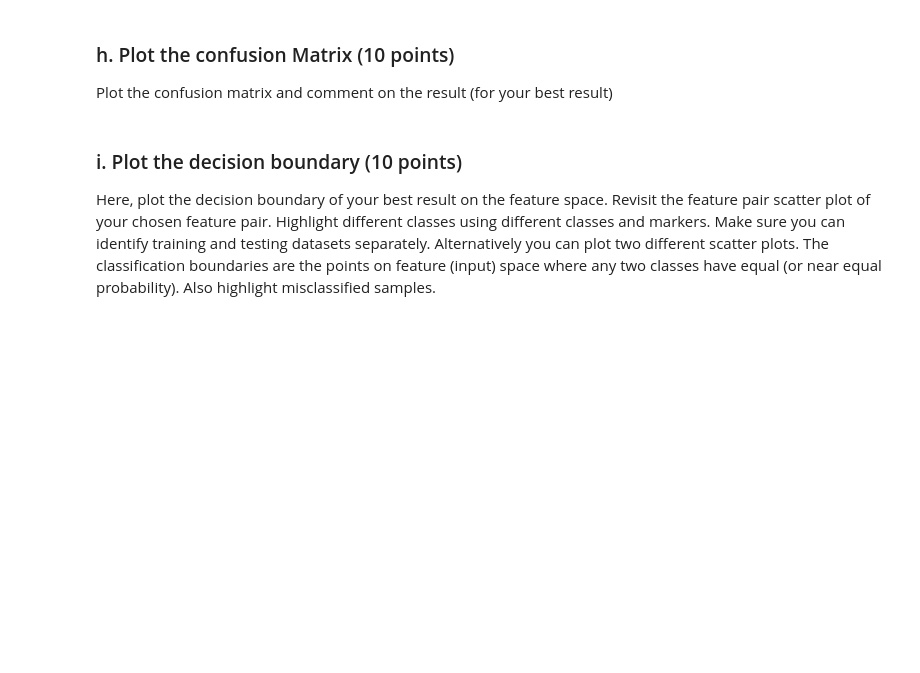
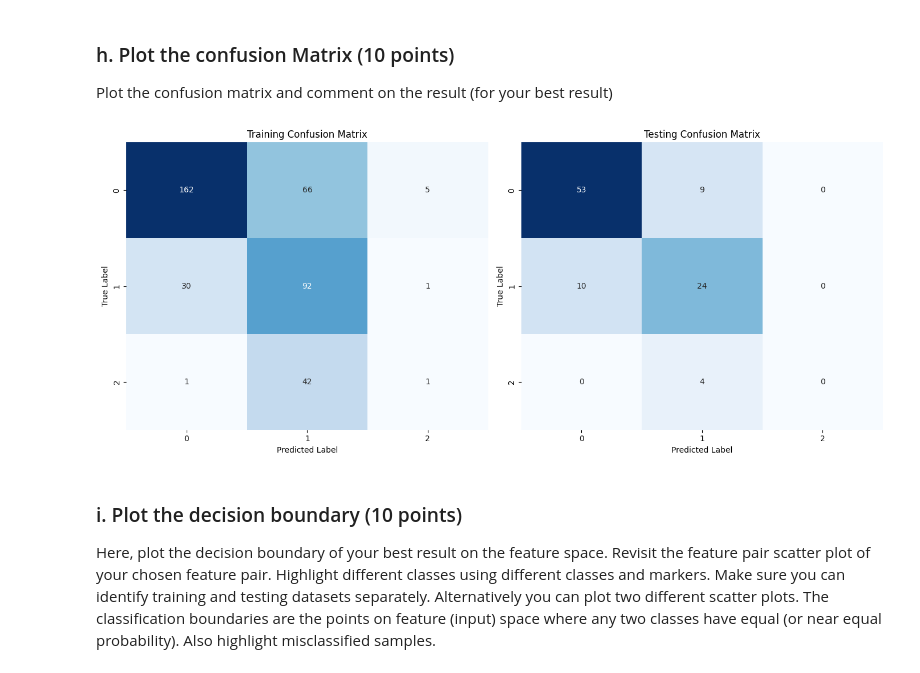
Before and after one commit to SeyyidOS/blg561e-hw1, a Jupyter notebook: HW1.ipynb, the cells around one changed output. Cells and saved outputs as stored; diff of their text form; code cells hidden in the pictures; blank space fills up the shorter version.

```diff
--- a/HW1.ipynb
+++ b/HW1.ipynb
@@ -423,3 +589,34 @@ import seaborn as sns
+# %%
+from sklearn.metrics import confusion_matrix
+import seaborn as sns
+import matplotlib.pyplot as plt
+import numpy as np
+
+softmax_out_train = model.forward(X_train)
+softmax_out_test = model.forward(X_test)
+
+train_predictions = np.argmax(softmax_out_train, axis=1)
+test_predictions = np.argmax(softmax_out_test, axis=1)
+
+cm_train = confusion_matrix(y_train, train_predictions)
+cm_test = confusion_matrix(y_test, test_predictions)
+
+fig, axes = plt.subplots(1, 2, figsize=(14, 6))
+
+sns.heatmap(cm_train, annot=True, fmt='d', cmap='Blues', cbar=False, ax=axes[0])
+axes[0].set_xlabel('Predicted Label')
+axes[0].set_ylabel('True Label')
+axes[0].set_title('Training Confusion Matrix')
+
+sns.heatmap(cm_test, annot=True, fmt='d', cmap='Blues', cbar=False, ax=axes[1])
+axes[1].set_xlabel('Predicted Label')
+axes[1].set_ylabel('True Label')
+axes[1].set_title('Testing Confusion Matrix')
+
+plt.tight_layout()
+plt.show()
+# %% [output]
+[figure, added]
 # %% [markdown]
 ### i. Plot the decision boundary (10 points)
 Here, plot the decision boundary of your best result on the feature space. Revisit the feature pair scatter plot of your chosen feature pair. Highlight different classes using different classes and markers.
```
Also changed, not shown: parts of 28 cells of this notebook, 22 other files.
